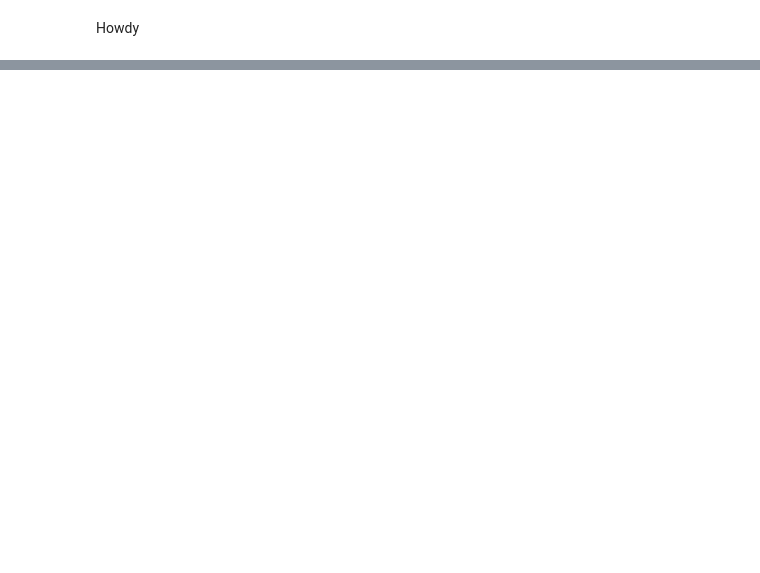
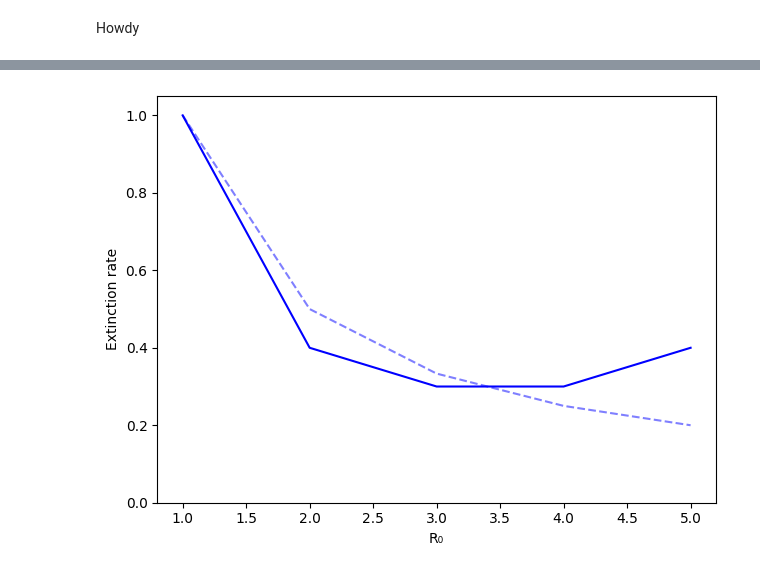
Before and after one commit to Jensen-25/intro_comp_sc_ass2, a Jupyter notebook: assignent2_Theyn.ipynb, the cells around one changed output, grey strips where cells are left out. Drawn from its saved outputs; the diff is of its cells as text; code cells hidden in the pictures; blank space fills up the shorter version.

```diff
--- a/assignent2_Theyn.ipynb
+++ b/assignent2_Theyn.ipynb
@@ -154,0 +190,13 @@ for i in range(10):
+# %%
+plt.plot(R_0, 1/R_0, 'b--', alpha=0.5)
+
+
+# Plot results of the extinction experiment
+plt.plot(R_0, extiction_rates, 'b-')
+plt.xlabel(f'R\u2080')
+plt.ylabel('Extinction rate')
+plt.ylim([0, 1.05])
+plt.tight_layout()
+plt.show()
+# %% [output]
+[figure, added]
```
Also changed, not shown: parts of 14 cells of this notebook.
